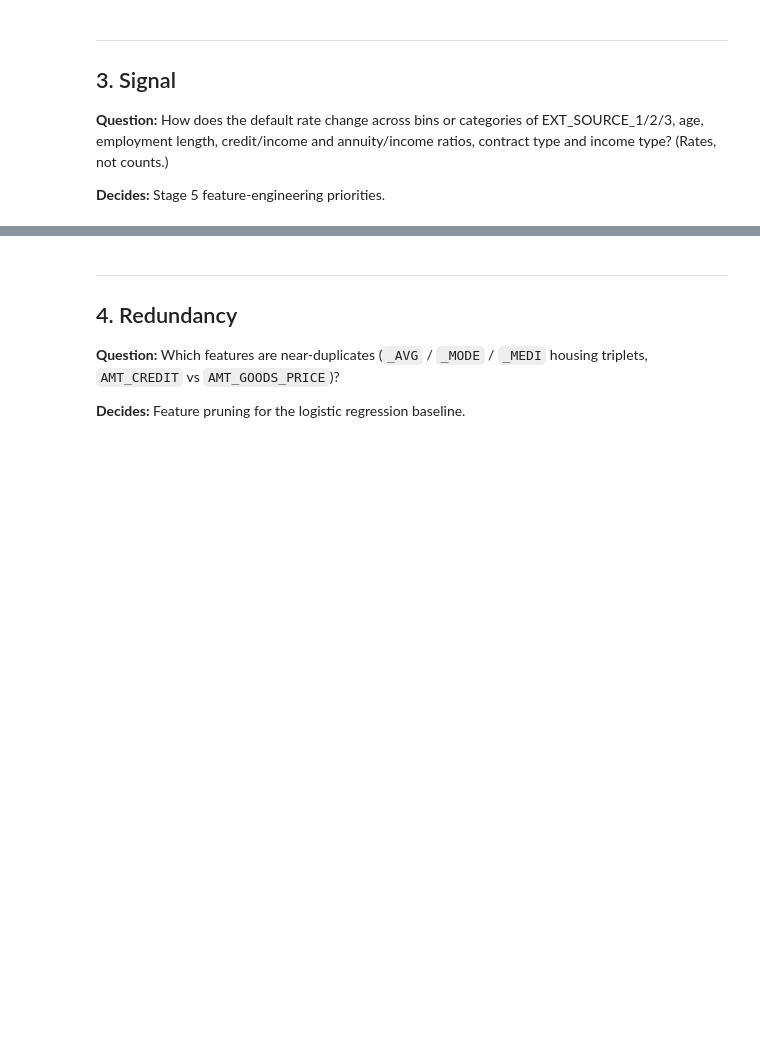
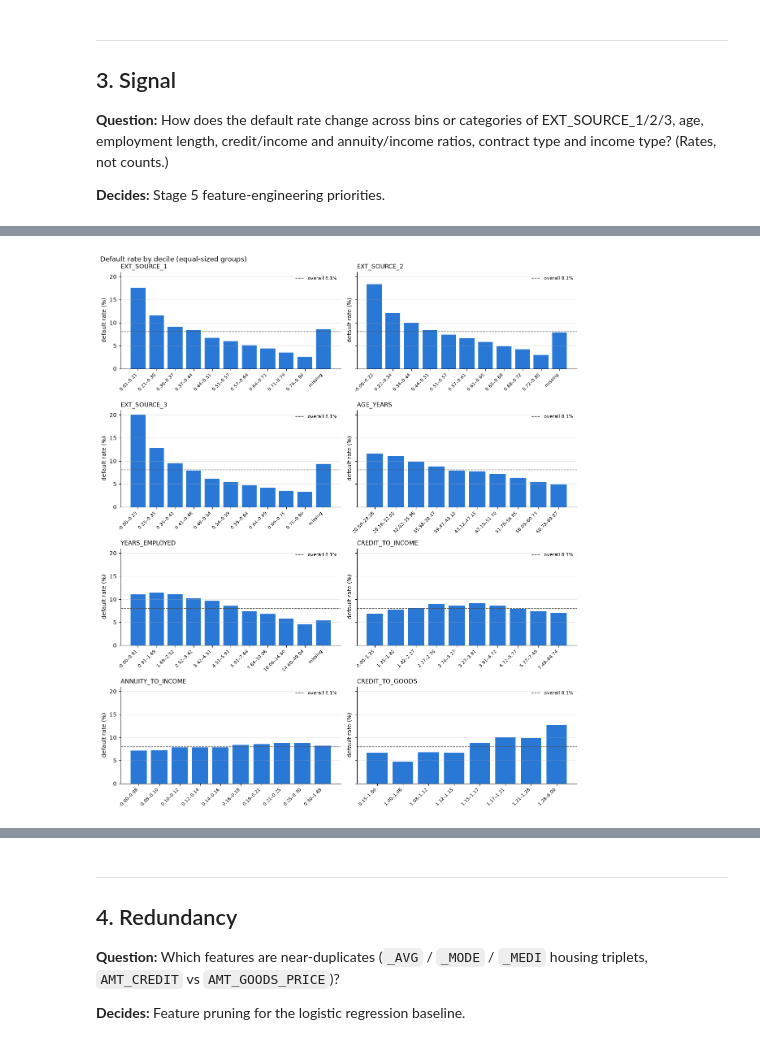
Before and after one commit to ADEdimeji-James/credit-risk-service, a Jupyter notebook: notebooks/01_eda.ipynb, the cells around one changed output, grey strips where cells are left out. Cells and saved outputs as stored; diff of their text form; code cells hidden in the pictures; blank space fills up the shorter version.

```diff
--- a/notebooks/01_eda.ipynb
+++ b/notebooks/01_eda.ipynb
@@ -232,0 +524,13 @@ In test, not in train: []
+# %%
+# Count hidden placeholders in every text column.
+placeholder_tokens = ["XNA", "Unknown"]
+hidden = pd.Series({
+    col: int(train_df[col].isin(placeholder_tokens).sum())
+    for col in train_df.select_dtypes(include="category").columns
+})
+display(hidden[hidden > 0].sort_values(ascending=False).rename("placeholder_rows"))
+
+# Is ORGANIZATION_TYPE = 'XNA' the same set of rows as the DAYS_EMPLOYED placeholder?
+org_xna = train_df["ORGANIZATION_TYPE"].eq("XNA")
+print(f"ORGANIZATION_TYPE='XNA': {org_xna.sum():,} rows | "
+      f"identical to the DAYS_EMPLOYED placeholder rows: {org_xna.equals(placeholder_rows)}")
@@ -239,0 +676,32 @@ In test, not in train: []
+# %%
+numeric_features = [
+    "EXT_SOURCE_1", "EXT_SOURCE_2", "EXT_SOURCE_3",
+    "AGE_YEARS", "YEARS_EMPLOYED",
+    "CREDIT_TO_INCOME", "ANNUITY_TO_INCOME", "CREDIT_TO_GOODS",
+]
+MIN_ROWS_TO_PLOT = 500  # smaller groups give unstable rates (e.g. 12 rows with no annuity)
+
+# sharey=True puts every panel on the same scale, so bar heights compare across features.
+fig, axes = plt.subplots(4, 2, figsize=(12, 14), sharey=True)
+for ax, col in zip(axes.flat, numeric_features):
+    table = default_rate_by(train_df, col)
+    table = table[table["rows"] >= MIN_ROWS_TO_PLOT]
+    labels = [
+        "missing" if pd.isna(interval) else f"{interval.left:.2f}–{interval.right:.2f}"
+        for interval in table.index
+    ]
+    ax.bar(range(len(table)), table["default_rate"] * 100, color="#2a78d6", width=0.8)
+    ax.axhline(default_rate * 100, color="#52514e", linestyle="--", linewidth=1,
+               label=f"overall {default_rate:.1%}")
+    ax.set_xticks(range(len(table)), labels, rotation=45, ha="right", fontsize=8)
+    ax.set_title(col, loc="left", fontsize=11)
+    ax.set_ylabel("default rate (%)")
+    ax.spines[["top", "right"]].set_visible(False)
+    ax.grid(axis="y", alpha=0.3)
+    ax.legend(frameon=False, fontsize=8)
+
+fig.suptitle("Default rate by decile (equal-sized groups)", x=0.01, ha="left")
+fig.tight_layout()
+plt.show()
+# %% [output]
+[figure, added]
```
Also changed, not shown: parts of 60 cells of this notebook.
